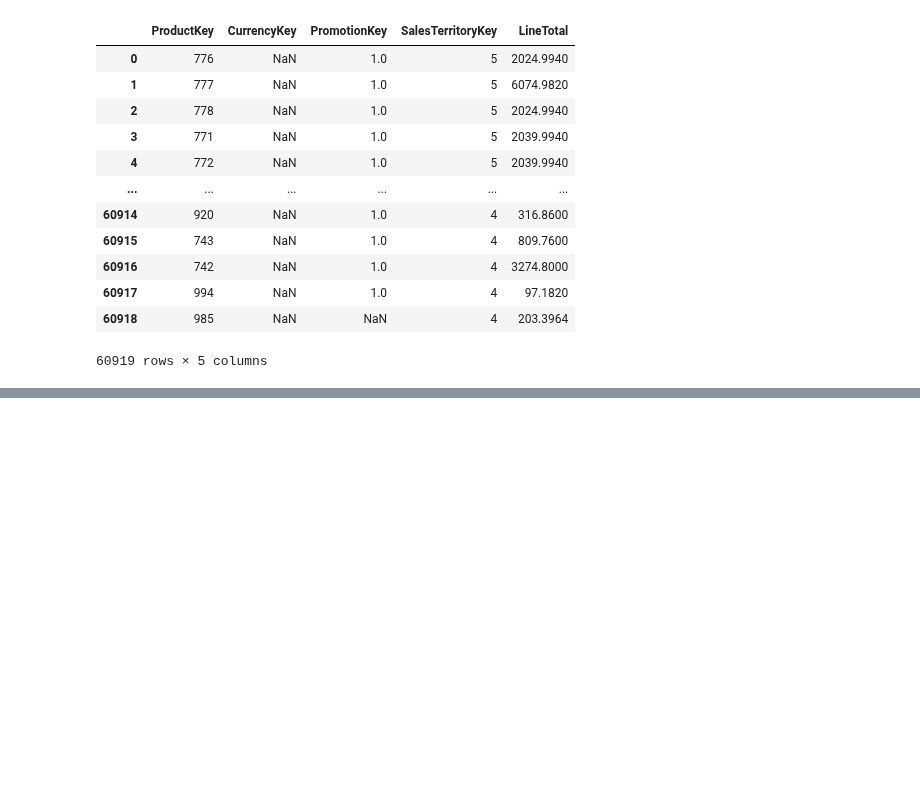
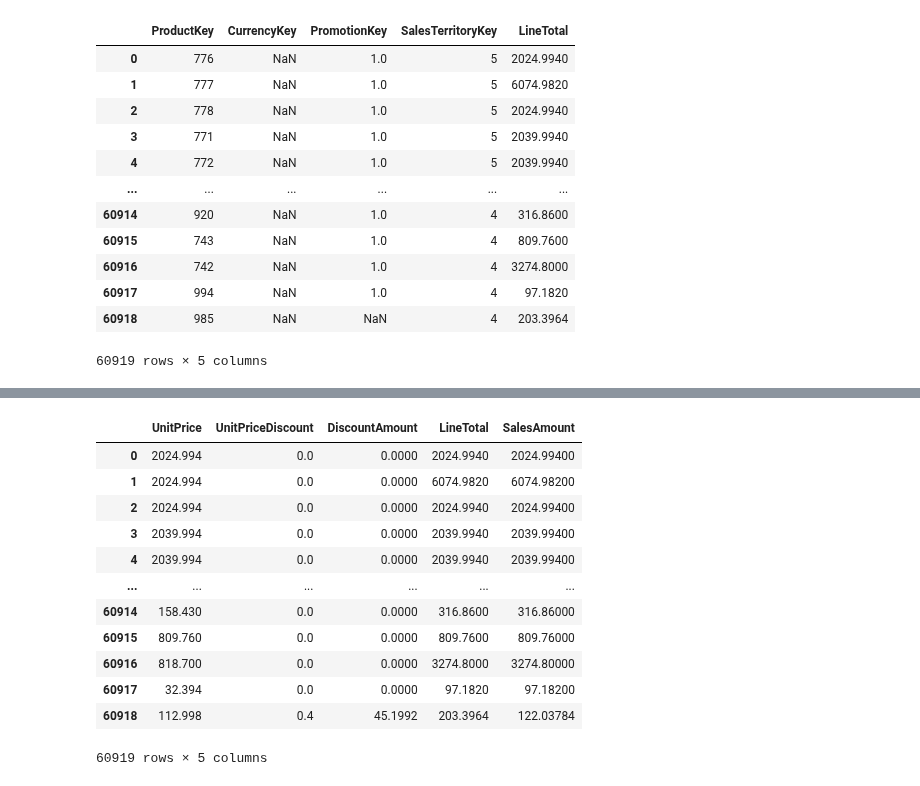
Before and after one commit to paulrojasg/data_science_part_4, a Jupyter notebook: FactResellerSales.ipynb, the cells around one changed output, grey strips where cells are left out. Cells and saved outputs as stored; diff of their text form; code cells hidden in the pictures; blank space fills up the shorter version.

```diff
--- a/FactResellerSales.ipynb
+++ b/FactResellerSales.ipynb
@@ -256,3 +256,10 @@ Index(['SalesOrderID', 'SalesOrderDetailID', 'CarrierTrackingNumber',
 | 60917 | 994 | NaN | 1.0 | 4 | 97.1820 |
 | 60918 | 985 | NaN | NaN | 4 | 203.3964 |
 60919 rows × 5 columns
+# %%
+#Number Items in each Sales Order
+merged_df['SalesOrderLineNumber'] = merged_df.groupby('SalesOrderID').cumcount() + 1
+#Adding 'SO' to the 'SalesOrderID' column
+merged_df['SalesOrderID'] = merged_df['SalesOrderID'].apply(lambda x: 'SO'+str(x))
+
+merged_df[['SalesOrderID', 'SalesOrderLineNumber']]
@@ -258,0 +280,20 @@ Index(['SalesOrderID', 'SalesOrderDetailID', 'CarrierTrackingNumber',
+# %%
+# Calculate the 'DiscountAmount' and 'SalesAmount'
+merged_df['DiscountAmount'] = merged_df['UnitPrice'] * merged_df['UnitPriceDiscount']
+merged_df['SalesAmount'] = merged_df['LineTotal'] * (1 - merged_df['UnitPriceDiscount'])
+
+merged_df[['UnitPrice', 'UnitPriceDiscount', 'DiscountAmount', 'LineTotal', 'SalesAmount']]
+# %% [output]
+|  | UnitPrice | UnitPriceDiscount | DiscountAmount | LineTotal | SalesAmount |
+| 0 | 2024.994 | 0.0 | 0.0000 | 2024.9940 | 2024.99400 |
+| 1 | 2024.994 | 0.0 | 0.0000 | 6074.9820 | 6074.98200 |
+| 2 | 2024.994 | 0.0 | 0.0000 | 2024.9940 | 2024.99400 |
+| 3 | 2039.994 | 0.0 | 0.0000 | 2039.9940 | 2039.99400 |
+| 4 | 2039.994 | 0.0 | 0.0000 | 2039.9940 | 2039.99400 |
+| ... | ... | ... | ... | ... | ... |
+| 60914 | 158.430 | 0.0 | 0.0000 | 316.8600 | 316.86000 |
+| 60915 | 809.760 | 0.0 | 0.0000 | 809.7600 | 809.76000 |
+| 60916 | 818.700 | 0.0 | 0.0000 | 3274.8000 | 3274.80000 |
+| 60917 | 32.394 | 0.0 | 0.0000 | 97.1820 | 97.18200 |
+| 60918 | 112.998 | 0.4 | 45.1992 | 203.3964 | 122.03784 |
+60919 rows × 5 columns
```
Also changed, not shown: parts of 6 cells of this notebook, 2 other files.
